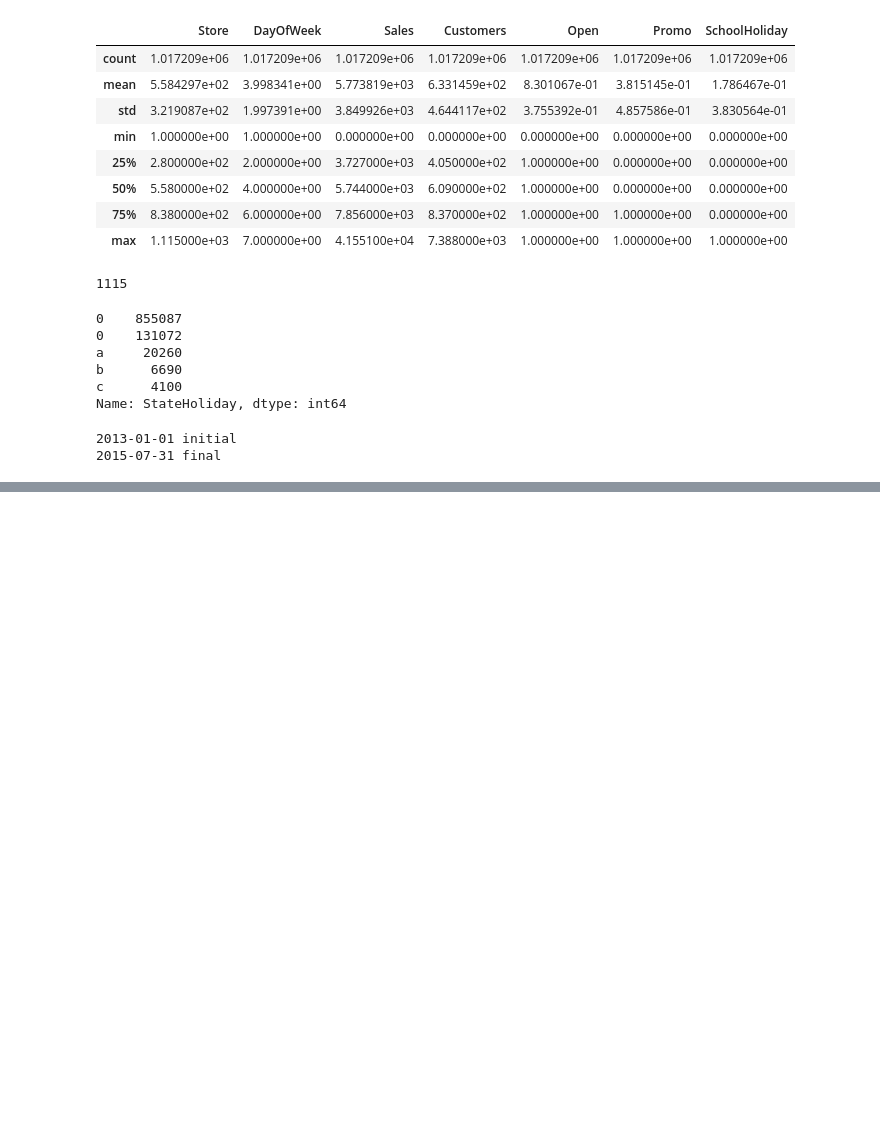
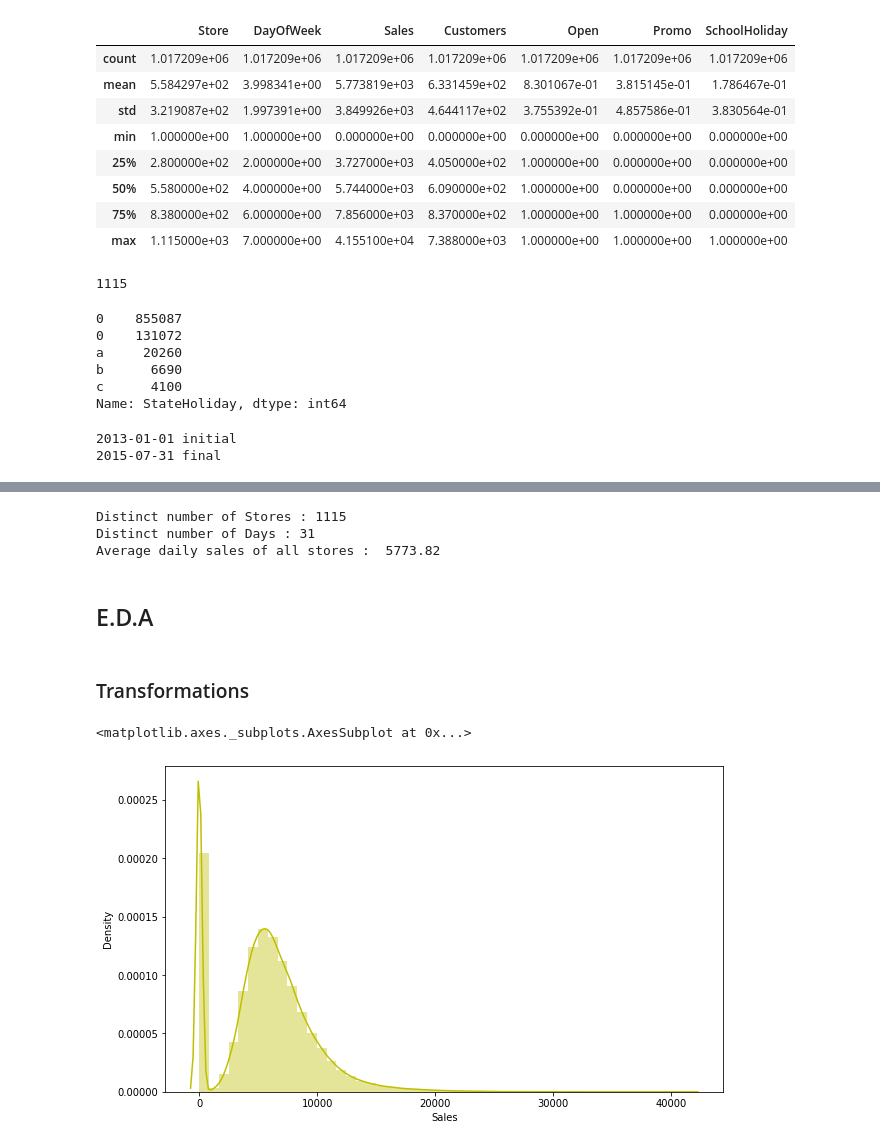
Before and after one commit to vicksypython/Retail-price-prediction-, a Jupyter notebook: ML_Retail_price_prediction_capstone_proj.ipynb, the cells around one changed output, grey strips where cells are left out. Cells and saved outputs as stored; diff of their text form; code cells hidden in the pictures; blank space fills up the shorter version.

```diff
--- a/ML_Retail_price_prediction_capstone_proj.ipynb
+++ b/ML_Retail_price_prediction_capstone_proj.ipynb
@@ -252,0 +252,3 @@ dtype: float64
+# %%
+merged_ds = rossman_ds.merge(store_ds,on= ['Store'],how = 'inner')
+print(merged_ds.shape)
@@ -252,0 +310,19 @@ dtype: float64
+# %%
+print("Distinct number of Stores :", len(merged_ds["Store"].unique()))
+print("Distinct number of Days :", len(merged_ds["Day"].unique()))
+print("Average daily sales of all stores : ",round(merged_ds["Sales"].mean(),2))
+# %% [output]
+Distinct number of Stores : 1115
+Distinct number of Days : 31
+Average daily sales of all stores :  5773.82
+# %% [markdown]
+## E.D.A
+# %% [markdown]
+### Transformations
+# %%
+# Dependent variable price
+plt.figure(figsize= (10,6))
+sns.distplot(merged_ds['Sales'],color= 'y')
+# %% [output]
+<matplotlib.axes._subplots.AxesSubplot at 0x...>
+[figure, added]
```
Also changed, not shown: parts of 37 cells of this notebook.
